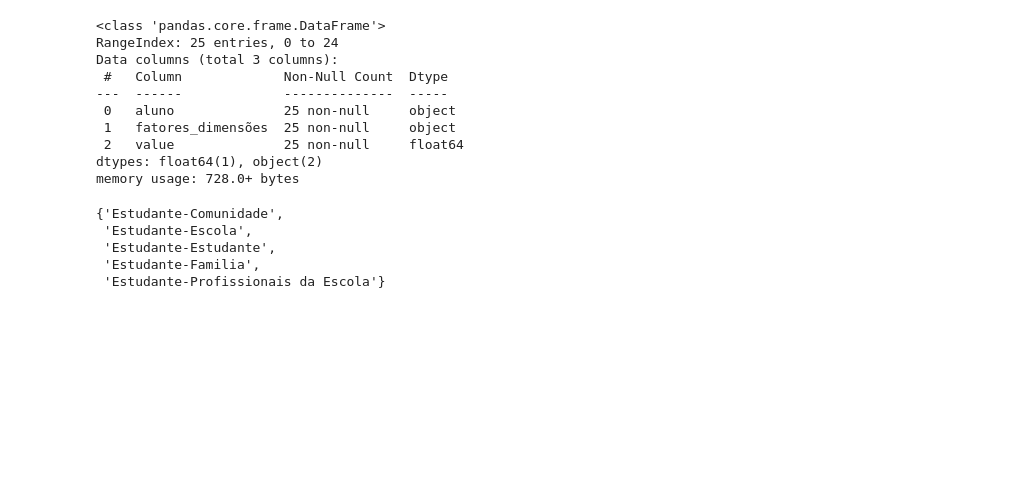
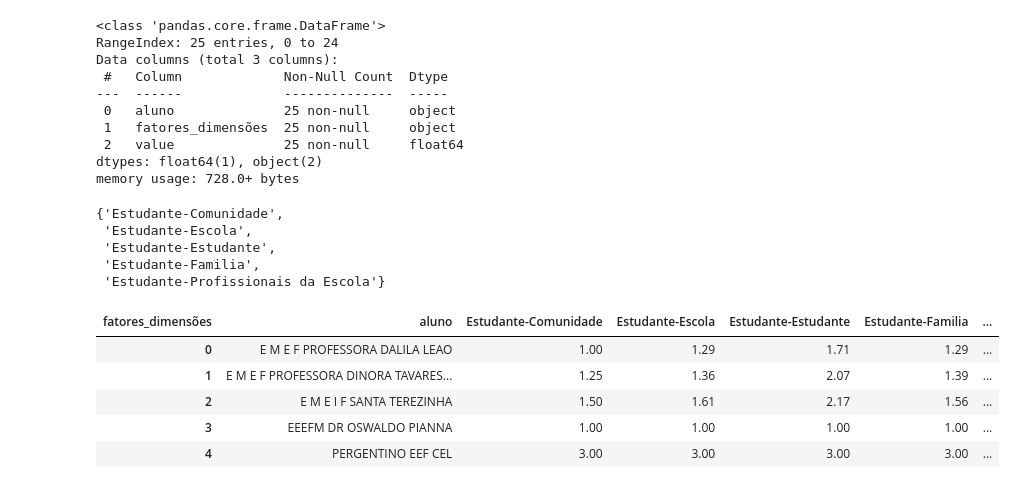
Before and after one commit to eltonsarmanho/AnaliseExploratoriaSAP, a Jupyter notebook: AnaliseExploratoriaSAP.ipynb, the cells around one changed output. Cells and saved outputs as stored; diff of their text form; code cells hidden in the pictures; blank space fills up the shorter version.

```diff
--- a/AnaliseExploratoriaSAP.ipynb
+++ b/AnaliseExploratoriaSAP.ipynb
@@ -48,3 +49,15 @@ set(df['fatores_dimensões'])
  'Estudante-Estudante',
  'Estudante-Familia',
  'Estudante-Profissionais da Escola'}
+# %%
+cross_tab_prop = df.pivot(index='aluno', columns='fatores_dimensões', values='value')
+
+cross_tab_prop.reset_index(inplace=True)
+cross_tab_prop
+# %% [output]
+| fatores_dimensões | aluno | Estudante-Comunidade | Estudante-Escola | Estudante-Estudante | Estudante-Familia | ... |
+| 0 | E M E F PROFESSORA DALILA LEAO | 1.00 | 1.29 | 1.71 | 1.29 | ... |
+| 1 | E M E F PROFESSORA DINORA TAVARES... | 1.25 | 1.36 | 2.07 | 1.39 | ... |
+| 2 | E M E I F SANTA TEREZINHA | 1.50 | 1.61 | 2.17 | 1.56 | ... |
+| 3 | EEEFM DR OSWALDO PIANNA | 1.00 | 1.00 | 1.00 | 1.00 | ... |
+| 4 | PERGENTINO EEF CEL | 3.00 | 3.00 | 3.00 | 3.00 | ... |
```
Also changed, not shown: parts of 13 cells of this notebook.
